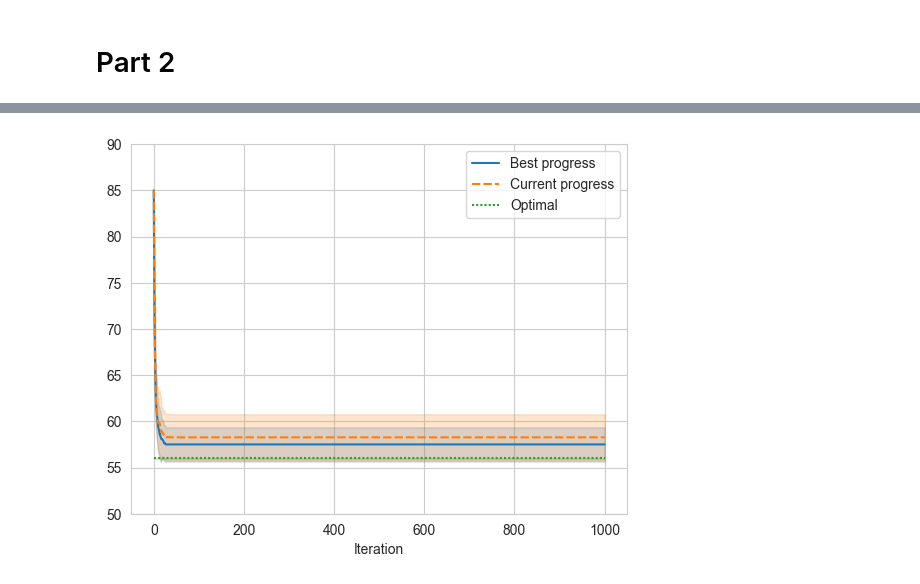
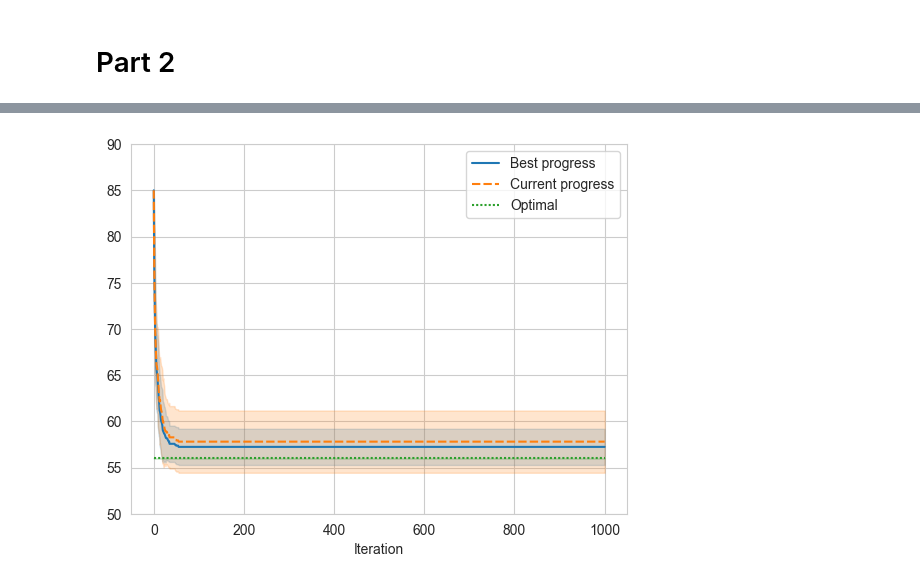
Before and after one commit to nngerncham/ma395_heuristic, a Jupyter notebook: homework/hw3/codebase/Notebooks/Problem 4.ipynb, the cells around one changed output, grey strips where cells are left out. Saved outputs shown, nothing was run; the diff lists cells and outputs as text; code cells hidden in the pictures.

```diff
--- a/homework/hw3/codebase/Notebooks/Problem 4.ipynb
+++ b/homework/hw3/codebase/Notebooks/Problem 4.ipynb
@@ -165,11 +165,11 @@ plt.savefig("../../images/p4/store-min-pi", dpi=DPI, bbox_inches="tight")
 # %%
-store_min = [tabu_search(dist, s0, SwapPairMatrixTabuList(nbrs_size=6, cost=dist), 1000) for _ in range(REPS)]
+store_min = [tabu_search(dist, s0, SwapPairMatrixTabuList(cost=dist), 1000) for _ in range(REPS)]
 store_min_df = form_result(store_min, 1000)
 sns.lineplot(store_min_df, errorbar=ERROR_BAR)
 plt.ylim(50, 90)
 plt.savefig("../../images/p4/store-pair", dpi=DPI, bbox_inches="tight")
 # %% [output]
-[figure, old version]
+[figure, new version]
 # %%
 store_freq = [p4_freq_tabu_search(s0, dist, max_iters=500) for _ in range(REPS)]
 store_freq_df = form_result(store_freq, 500)
```
Also changed, not shown: parts of 10 cells of this notebook, 31 other files.
